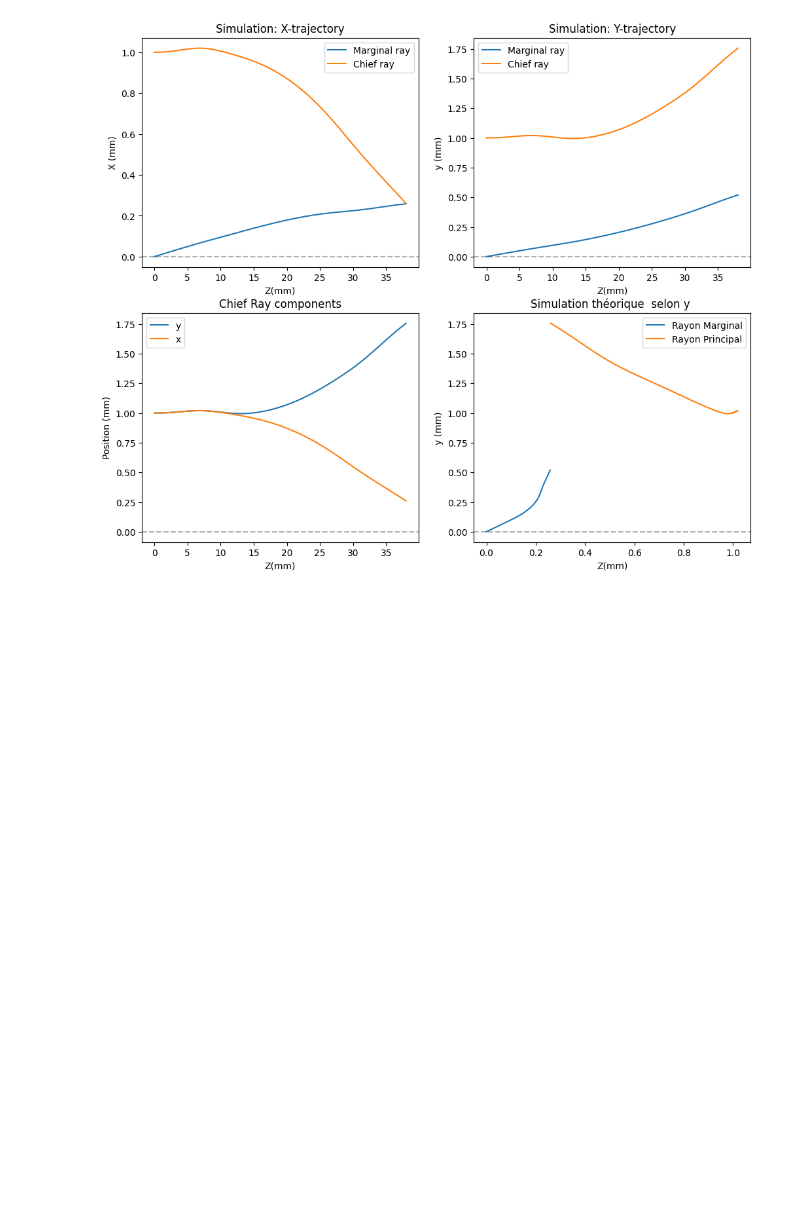
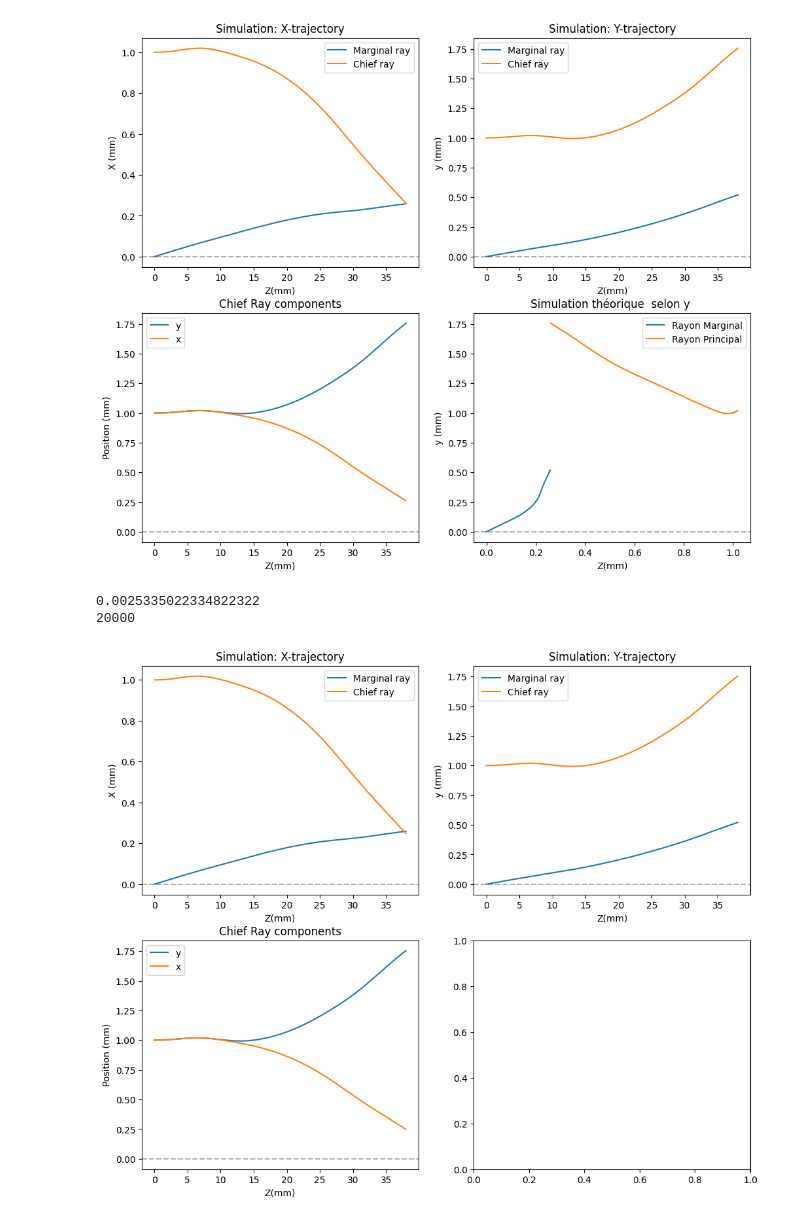
Before and after one commit to louise-lammertyn/projet-multi-code, a Jupyter notebook: codes/VF.ipynb, the cells around one changed output. Cells and saved outputs as stored; diff of their text form; code cells hidden in the pictures; blank space fills up the shorter version.

Commit message:
convergence

```diff
--- a/codes/VF.ipynb
+++ b/codes/VF.ipynb
@@ -136,6 +136,7 @@ class Dimensions:
     def coord_apert(self):
         z1 = self.thickness_shield + self.dist_shield_apert
         z2 = self.thickness_shield + self.dist_shield_apert + self.thickness_apert + 2*self.dist_apert_quad + self.length_cylinder
+        return z1, z2
 
     def coord_tot(self):
         start_shield1 = 0
@@ -445,7 +446,7 @@ class potentiel_data:
 #file_path =r"C:\Users\zoeno\OneDrive\Documents\INSA\4GP\Projet multi\Code\Python\Versions récentes\potentiel_quadrupole_VF.npz"
 
 #file importation pour louise
-file_path =r"potentiel_quadrupole_VF.npz 2"
+file_path =r"potentiel_quadrupole_L.npz"
 
 
 data = potentiel_data(file_path)
@@ -857,6 +839,7 @@ def convergence(n):
     n_points= len(data.axe_z)*n
     z_conv = np.linspace(data.axe_z[0], data.axe_z[-1], n_points)
     dz_conv = z_conv[1]-z_conv[0]
+    print(dz_conv)
 
 
     #initialisaation
@@ -886,31 +869,35 @@ def convergence(n):
     # ---  Selon x ---
     axs[0, 0].plot(z_conv, marginalc.history_x, label="Marginal ray")
     axs[0, 0].plot(z_conv, principalc.history_x, label="Chief ray")
     axs[0, 0].set_title("Simulation: X-trajectory")
     axs[0, 0].set_xlabel("Z(mm)")
     axs[0, 0].set_ylabel("X (mm)")
     axs[0, 0].axhline(0, color='black', linestyle='--', alpha=0.3)
     axs[0, 0].legend()
 
     #---  Selon y ---
     axs[0, 1].plot(z_conv, marginalc.history_y, label="Marginal ray")
     axs[0, 1].plot(z_conv, principalc.history_y, label="Chief ray")
     axs[0, 1].set_title("Simulation: Y-trajectory")
     axs[0, 1].set_xlabel("Z(mm)")
     axs[0,1].set_ylabel("y (mm)")
     axs[0, 1].axhline(0, color='black', linestyle='--', alpha=0.3)
     axs[0, 1].legend()
 
 
 
     #---    ---
     axs[1, 0].plot(z_conv, principalc.history_y, label="y")
     axs[1, 0].plot(z_conv, principalc.history_x, label="x")
     axs[1, 0].set_title("Chief Ray components")
     axs[1, 0].set_xlabel("Z(mm)")
     axs[1, 0].set_ylabel("Position (mm)")
     axs[1, 0].axhline(0, color='black', linestyle='--', alpha=0.3)
     axs[1, 0].legend()
 
 
-convergence(100000000)
+convergence(150)
+# %% [output]
+0.0025335022334822322
+20000
+[figure, added]
```
Also changed, not shown: parts of 2 cells of this notebook, 1 other file.
